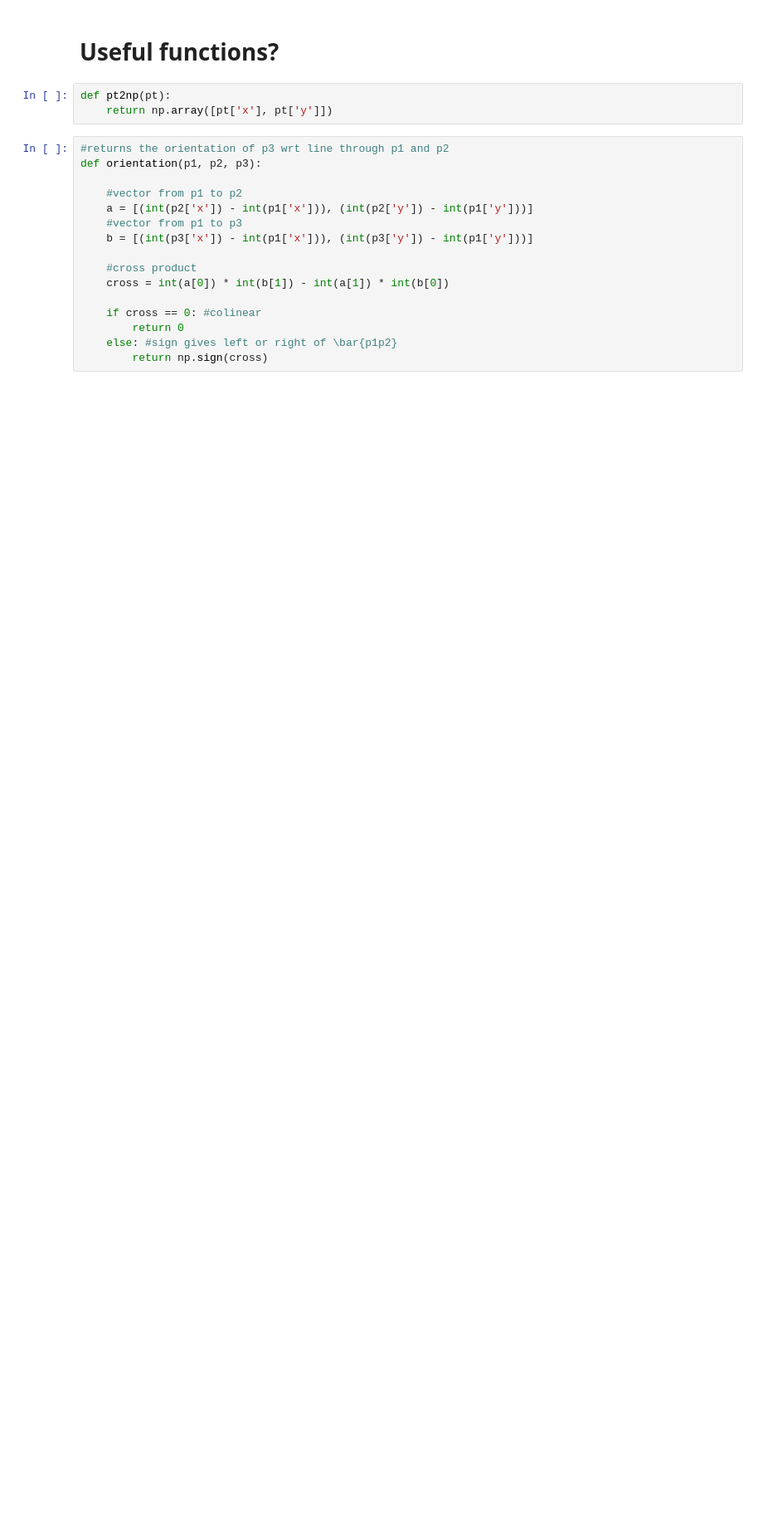
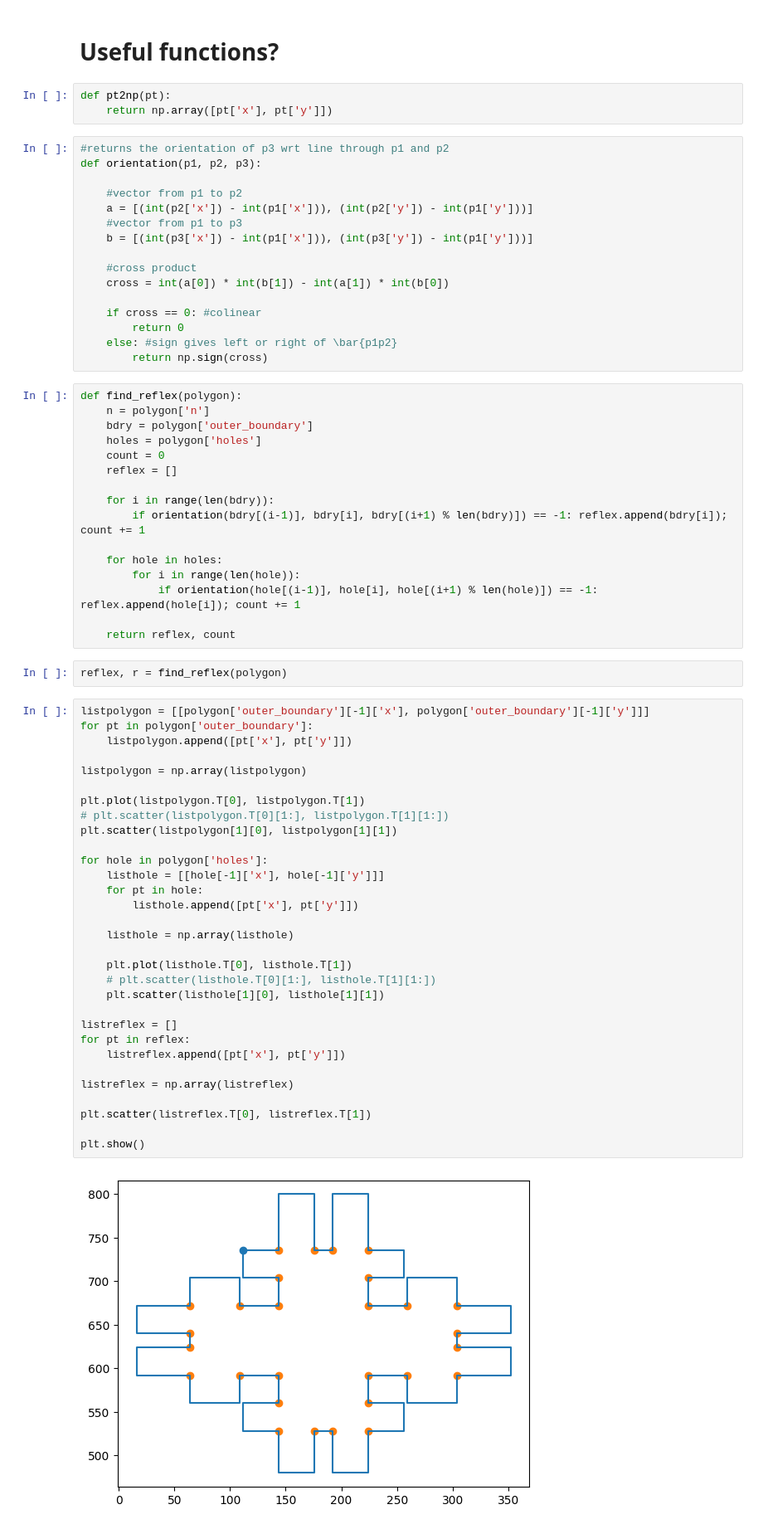
Before and after one commit to theodle/2IMA15-project, a Jupyter notebook: prototyping.ipynb, the cells around one changed output. Shown: that part at 83% size. Saved outputs shown, nothing was run; the diff lists cells and outputs as text; blank space fills up the shorter version.

Commit message:
find reflex vertices

```diff
--- a/prototyping.ipynb
+++ b/prototyping.ipynb
@@ -66,3 +66,54 @@ def orientation(p1, p2, p3):
         return 0
     else: #sign gives left or right of \bar{p1p2}
         return np.sign(cross)
+# %%
+def find_reflex(polygon):
+    n = polygon['n']
+    bdry = polygon['outer_boundary']
+    holes = polygon['holes']
+    count = 0
+    reflex = []
+
+    for i in range(len(bdry)):
+        if orientation(bdry[(i-1)], bdry[i], bdry[(i+1) % len(bdry)]) == -1: reflex.append(bdry[i]); count += 1
+
+    for hole in holes:
+        for i in range(len(hole)):
+            if orientation(hole[(i-1)], hole[i], hole[(i+1) % len(hole)]) == -1: reflex.append(hole[i]); count += 1
+
+    return reflex, count
+# %%
+reflex, r = find_reflex(polygon)
+# %%
+listpolygon = [[polygon['outer_boundary'][-1]['x'], polygon['outer_boundary'][-1]['y']]]
+for pt in polygon['outer_boundary']:
+    listpolygon.append([pt['x'], pt['y']])
+
+listpolygon = np.array(listpolygon)
+
+plt.plot(listpolygon.T[0], listpolygon.T[1])
+# plt.scatter(listpolygon.T[0][1:], listpolygon.T[1][1:])
+plt.scatter(listpolygon[1][0], listpolygon[1][1])
+
+for hole in polygon['holes']:
+    listhole = [[hole[-1]['x'], hole[-1]['y']]]
+    for pt in hole:
+        listhole.append([pt['x'], pt['y']])
+
+    listhole = np.array(listhole)
+
+    plt.plot(listhole.T[0], listhole.T[1])
+    # plt.scatter(listhole.T[0][1:], listhole.T[1][1:])
+    plt.scatter(listhole[1][0], listhole[1][1])
+
+listreflex = []
+for pt in reflex:
+    listreflex.append([pt['x'], pt['y']])
+
+listreflex = np.array(listreflex)
+
+plt.scatter(listreflex.T[0], listreflex.T[1])
+
+plt.show()
+# %% [output]
+[figure, added]
```
Also changed, not shown: parts of 3 cells of this notebook.
